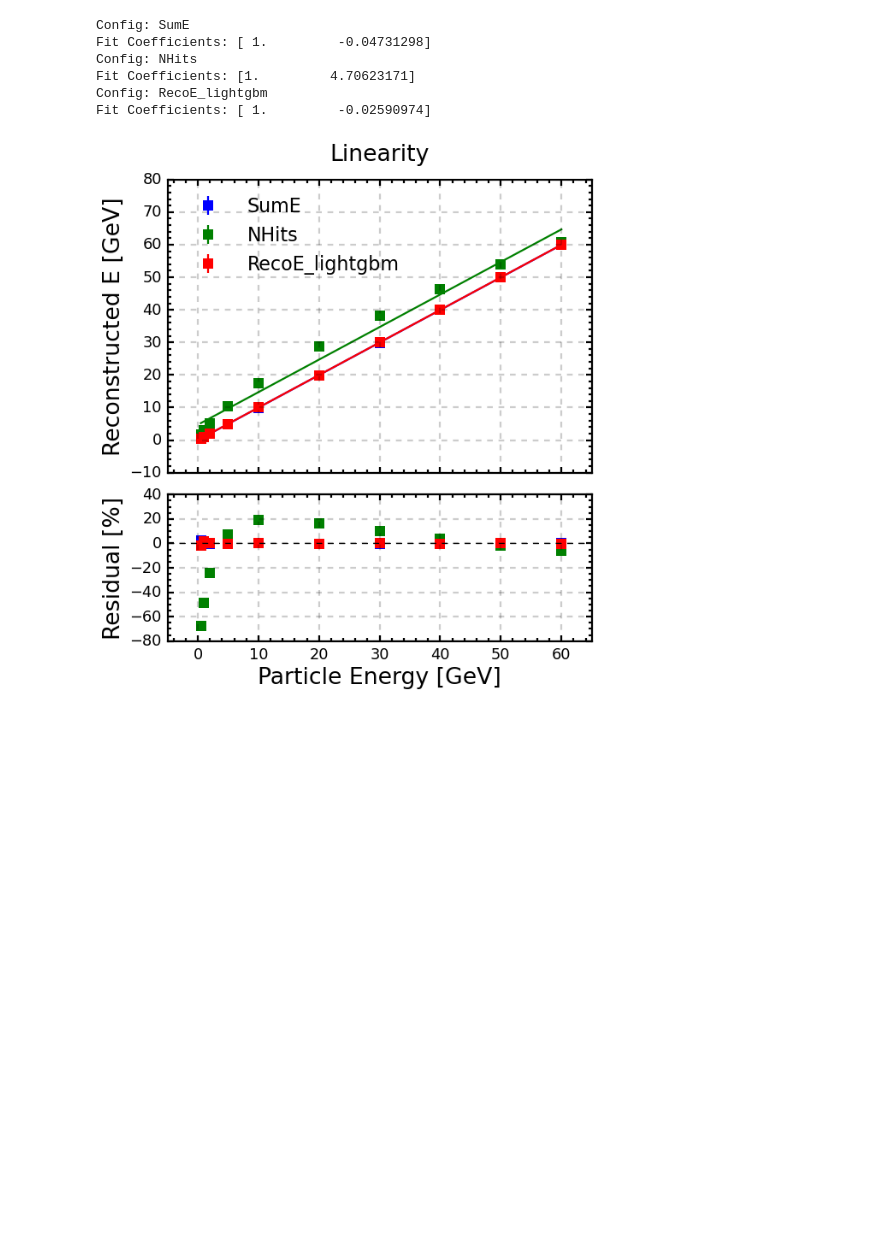
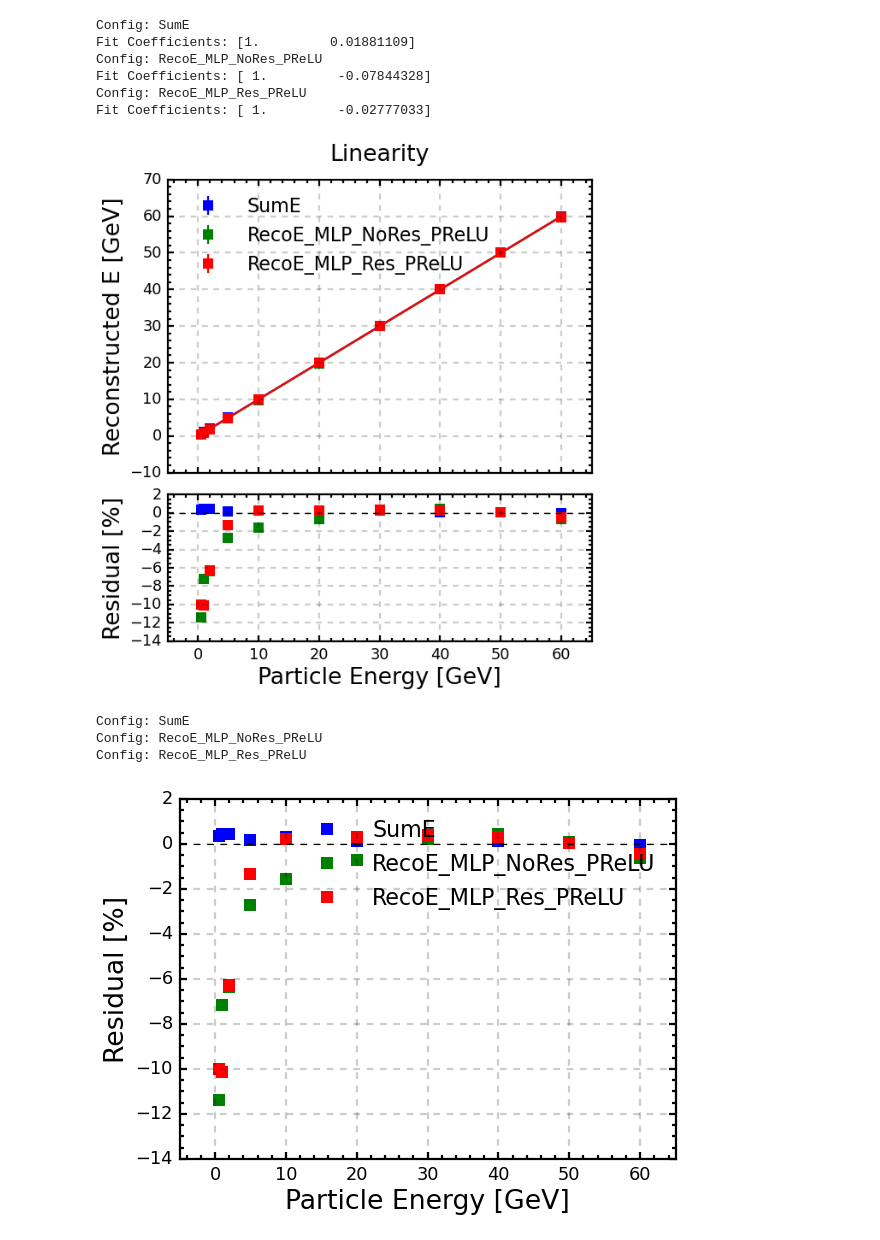
Before and after one commit to syk1995/SiW-ECAL-optimisation, a Jupyter notebook: Ana/Resolution/Compare.ipynb, the cells around one changed output. Drawn from its saved outputs; the diff is of its cells as text; code cells hidden in the pictures; blank space fills up the shorter version.

```diff
--- a/Ana/Resolution/Compare.ipynb
+++ b/Ana/Resolution/Compare.ipynb
@@ -9,12 +9,16 @@ plt.style.use('/home/llr/ilc/shi/code/Plot_style/cepc.mplstyle')
 figSize = (8, 6)
 
 # Read Data
-#Config = ("SumE", "NHits","RecoE_cheat","RecoE_LW","RecoE_lightgbm")
-Config = ("SumE", "NHits","RecoE_lightgbm")
+#Config = ("SumE", "NHits","RecoE_cheat","RecoE_LW")
+#Config = ("SumE", "NHits","RecoE_MLP")
+Config = ("SumE", "RecoE_MLP_NoRes_PReLU","RecoE_MLP_Res_PReLU")
+#Config = ("SumE", "NHits")
 colors = ['blue', 'green', 'red','orange','purple']
 dataPath = "/home/llr/ilc/shi/data/SiWECAL-Prototype/Simu2025-06/CONF0/gamma/Validate/Merged_X5.0mm_Y5.0mm_Si0.45mm_layer30_in60"
 
 particleEnergy = []
+meanGamma = []
+meanGammaErr = []
 peakGamma = []
 peakGammaErr = []
 resGamma = []
@@ -25,6 +29,8 @@ for i_config in range(len(Config)):
     df = pd.read_csv(fileName)
 
     particleEnergy.append(df["ParticleEnergy"].to_numpy())
+    meanGamma.append(df["Mean_Gamma"].to_numpy())
+    meanGammaErr.append(df["Mean_Gamma_Error"].to_numpy())
     peakGamma.append(df["Peak_Gamma"].to_numpy())
     peakGammaErr.append(df["Peak_Gamma_Error"].to_numpy())
     resGamma.append(df["Res_Gamma"].to_numpy())
@@ -52,45 +58,65 @@ fig, (ax1, ax2) = plt.subplots(2, 1, figsize=(figSize[0], figSize[1]*1.5),
         sharex=True,gridspec_kw={'height_ratios':[1, 0.5],'hspace': 0.1})
 MarkerSize = 10
 
 for i_c in range(len(Config)):
     print(f"Config: {Config[i_c]}")
     #Calib
-    coeff,fitVals,residualRatio = fitAndResidualRatio(particleEnergy[i_c], peakGamma[i_c])
-    peakGamma[i_c] = (peakGamma[i_c])/(coeff[0])
-    peakGammaErr[i_c] = peakGammaErr[i_c]/(coeff[0])
-    coeff,fitVals,residualRatio = fitAndResidualRatio(particleEnergy[i_c], peakGamma[i_c])
+    coeff,fitVals,residualRatio = fitAndResidualRatio(particleEnergy[i_c], meanGamma[i_c])
+    meanGamma[i_c] = (meanGamma[i_c])/(coeff[0])
+    meanGammaErr[i_c] = meanGammaErr[i_c]/(coeff[0])
+    coeff,fitVals,residualRatio = fitAndResidualRatio(particleEnergy[i_c], meanGamma[i_c])
+    residualRatio = (meanGamma[i_c] - particleEnergy[i_c]) / particleEnergy[i_c]
     fitGamma.append(fitVals)
     ResGamma.append(residualRatio)
     print(f"Fit Coefficients: {coeff}")
     # Gamma
-    ax1.errorbar(particleEnergy[i_c], peakGamma[i_c], yerr=peakGammaErr[i_c],
+    ax1.errorbar(particleEnergy[i_c], meanGamma[i_c], yerr=meanGammaErr[i_c],
         fmt='s', capsize=4, label=Config[i_c], color=colors[i_c], markersize=MarkerSize
     )
     ax1.plot(particleEnergy[i_c], fitGamma[i_c], '-', color=colors[i_c])
     ax1.set_ylabel("Reconstructed E [GeV]")
     #ax1.set_ylim(-100, 1300)
     ax1.set_xlim(-5, 65)
     ax1.set_title("Linearity")
     ax1.legend(loc='upper left')
     ax1.grid(True, linestyle='--', alpha=0.2)
 
     ax2.plot(particleEnergy[i_c], ResGamma[i_c]*100, 's', label='Gamma', color=colors[i_c],markersize=MarkerSize)
 
     ax2.axhline(0, color='black', lw=1, linestyle='--')
     ax2.set_xlabel("Particle Energy [GeV]")
     ax2.set_ylabel("Residual [%]")
     ax2.grid(True, linestyle='--', alpha=0.2)
+plt.show()
 
-plt.tight_layout()
+plt.figure(figsize=figSize)
+
+for i_c in range(len(Config)):
+    print(f"Config: {Config[i_c]}")
+    # 假设 fitGamma 和 ResGamma 已经计算好
+    plt.plot(particleEnergy[i_c], ResGamma[i_c]*100, 's', label=Config[i_c],
+             color=colors[i_c], markersize=MarkerSize)
+
+plt.axhline(0, color='black', lw=1, linestyle='--')
+plt.xlabel("Particle Energy [GeV]")
+plt.ylabel("Residual [%]")
+plt.xlim(-5, 65)
+#plt.ylim(-5, 5)
+plt.grid(True, linestyle='--', alpha=0.2)
+plt.legend(loc='lower right')
 plt.show()
 # %% [output]
 Config: SumE
-Fit Coefficients: [ 1.         -0.04731298]
-Config: NHits
-Fit Coefficients: [1.         4.70623171]
-Config: RecoE_lightgbm
-Fit Coefficients: [ 1.         -0.02590974]
+Fit Coefficients: [1.         0.01881109]
+Config: RecoE_MLP_NoRes_PReLU
+Fit Coefficients: [ 1.         -0.07844328]
+Config: RecoE_MLP_Res_PReLU
+Fit Coefficients: [ 1.         -0.02777033]
-[figure, old version]
+[figure, new version]
+Config: SumE
+Config: RecoE_MLP_NoRes_PReLU
+Config: RecoE_MLP_Res_PReLU
+[figure, added]
 # %%
 plt.figure(figsize=figSize)
 for i_c in range(len(Config)):
```
Also changed, not shown: parts of 1 cell of this notebook, 5 other files.
